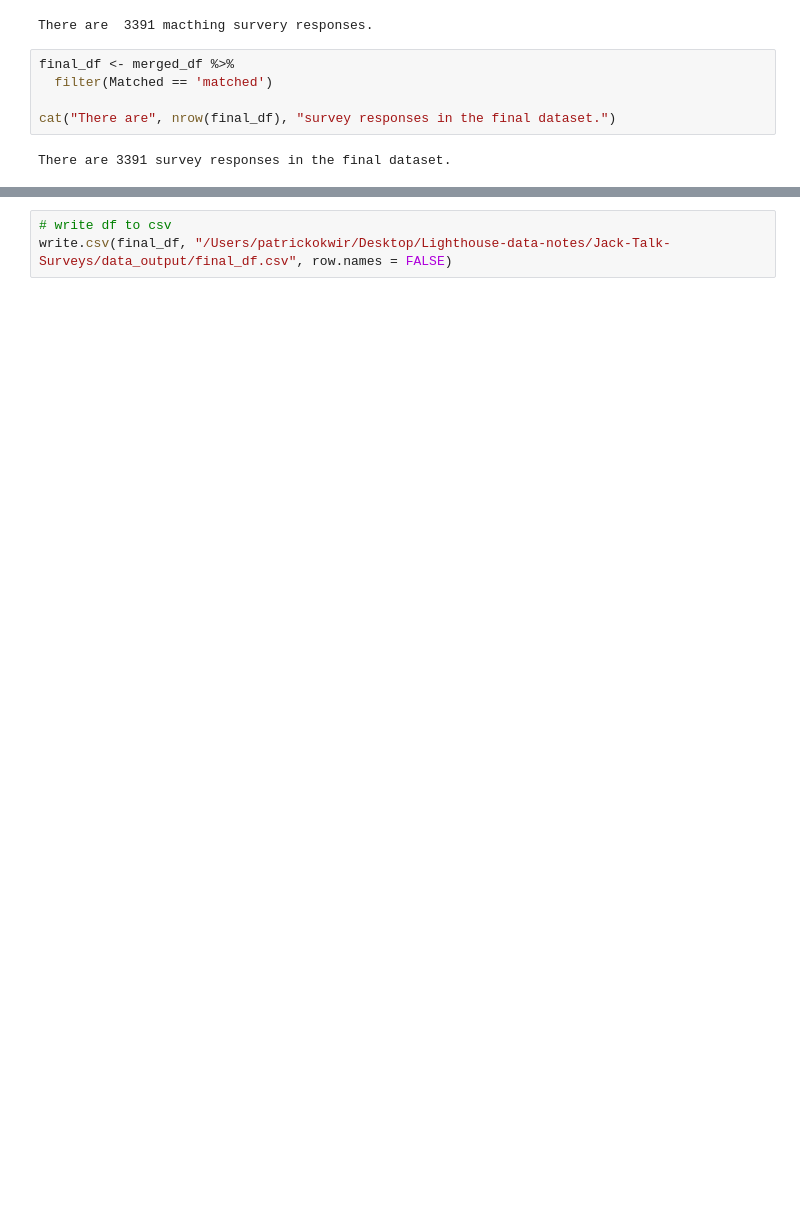
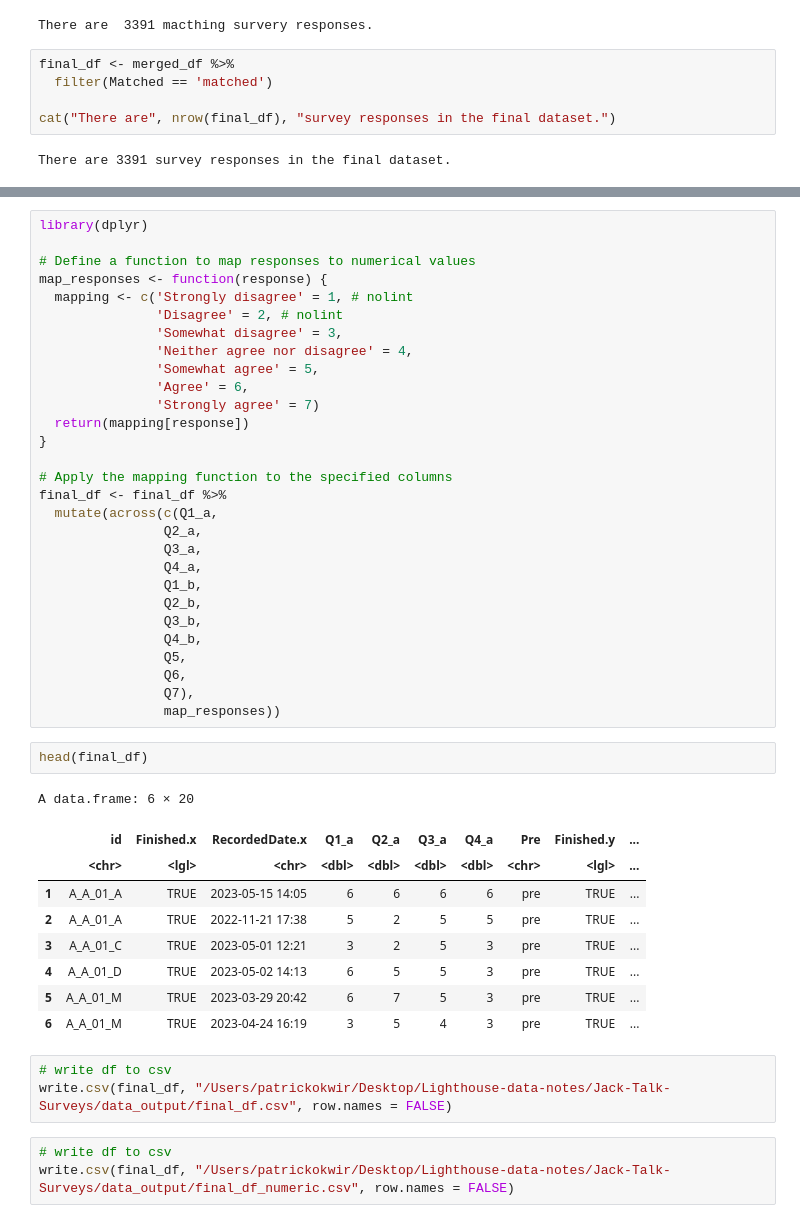
Before and after one commit to pokwir/Jack-Talk-Surveys, a Jupyter notebook: code/data_cleaning.ipynb, the cells around one changed output, grey strips where cells are left out. Saved outputs shown, nothing was run; the diff lists cells and outputs as text; blank space fills up the shorter version.

```diff
--- a/code/data_cleaning.ipynb
+++ b/code/data_cleaning.ipynb
@@ -410,3 +481,47 @@ There are 3391 survey responses in the final dataset.
+# %%
+library(dplyr)
+
+# Define a function to map responses to numerical values
+map_responses <- function(response) {
+  mapping <- c('Strongly disagree' = 1, # nolint
+               'Disagree' = 2, # nolint
+               'Somewhat disagree' = 3,
+               'Neither agree nor disagree' = 4,
+               'Somewhat agree' = 5,
+               'Agree' = 6,
+               'Strongly agree' = 7)
+  return(mapping[response])
+}
+
+# Apply the mapping function to the specified columns
+final_df <- final_df %>%
+  mutate(across(c(Q1_a,
+                Q2_a,
+                Q3_a,
+                Q4_a,
+                Q1_b,
+                Q2_b,
+                Q3_b,
+                Q4_b,
+                Q5,
+                Q6,
+                Q7),
+                map_responses))
+# %%
+head(final_df)
+# %% [output]
+A data.frame: 6 × 20
+|  | id | Finished.x | RecordedDate.x | Q1_a | Q2_a | Q3_a | Q4_a | Pre | Finished.y | ... |
+|  | <chr> | <lgl> | <chr> | <dbl> | <dbl> | <dbl> | <dbl> | <chr> | <lgl> | ... |
+| 1 | A_A_01_A | TRUE | 2023-05-15 14:05 | 6 | 6 | 6 | 6 | pre | TRUE | ... |
+| 2 | A_A_01_A | TRUE | 2022-11-21 17:38 | 5 | 2 | 5 | 5 | pre | TRUE | ... |
+| 3 | A_A_01_C | TRUE | 2023-05-01 12:21 | 3 | 2 | 5 | 3 | pre | TRUE | ... |
+| 4 | A_A_01_D | TRUE | 2023-05-02 14:13 | 6 | 5 | 5 | 3 | pre | TRUE | ... |
+| 5 | A_A_01_M | TRUE | 2023-03-29 20:42 | 6 | 7 | 5 | 3 | pre | TRUE | ... |
+| 6 | A_A_01_M | TRUE | 2023-04-24 16:19 | 3 | 5 | 4 | 3 | pre | TRUE | ... |
 # %%
 # write df to csv
 write.csv(final_df, "/Users/patrickokwir/Desktop/Lighthouse-data-notes/Jack-Talk-Surveys/data_output/final_df.csv", row.names = FALSE)
+# %%
+# write df to csv
+write.csv(final_df, "/Users/patrickokwir/Desktop/Lighthouse-data-notes/Jack-Talk-Surveys/data_output/final_df_numeric.csv", row.names = FALSE)
```
Also changed, not shown: parts of 5 cells of this notebook, 9 other files.
